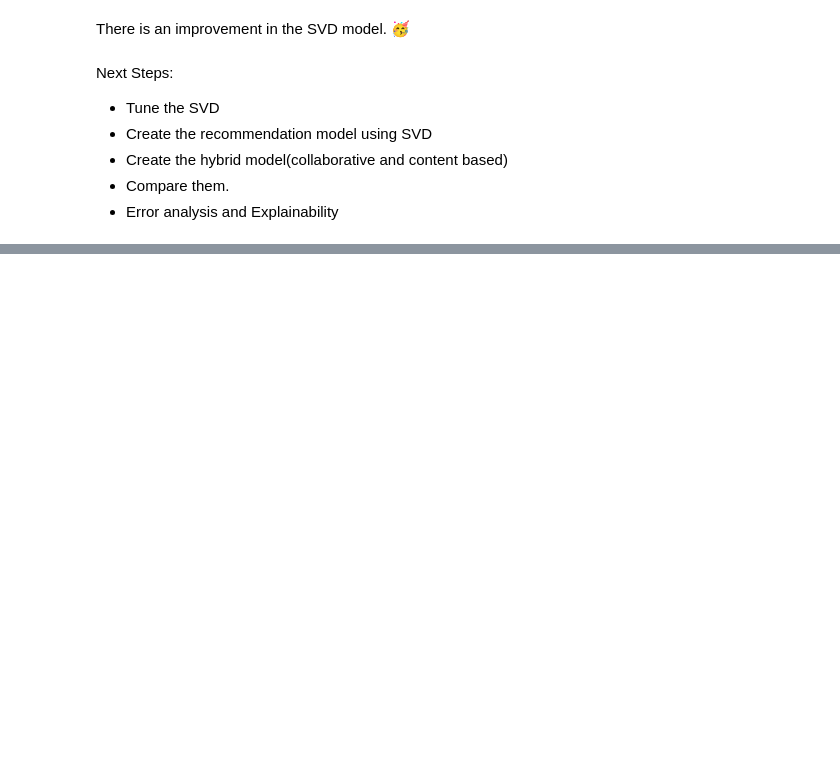
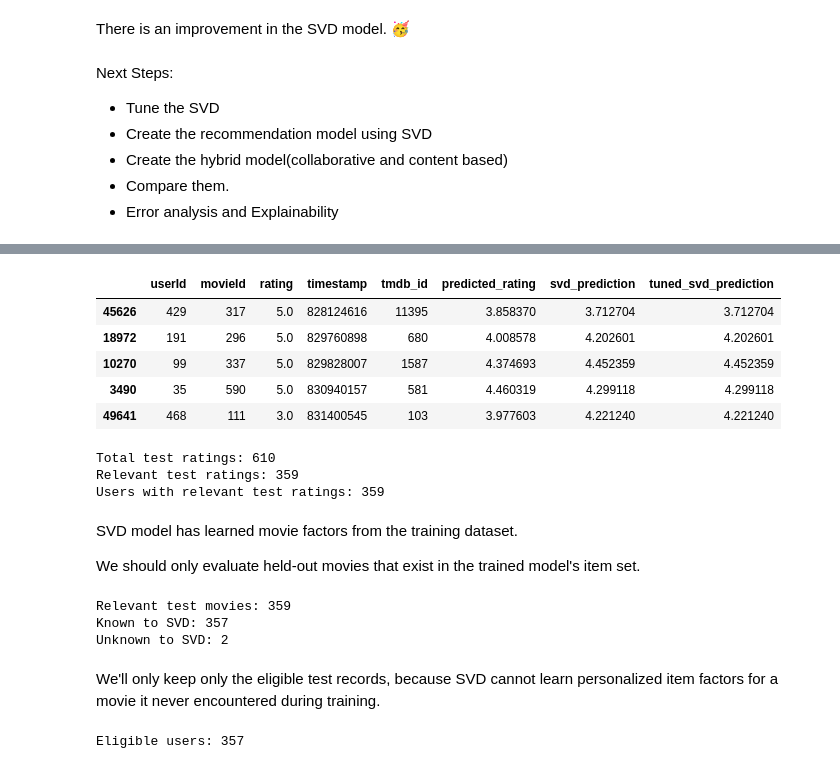
Before and after one commit to AwendyG/Movie-Recommendation-Capstone, a Jupyter notebook: Capstone.ipynb, the cells around one changed output, grey strips where cells are left out. Drawn from its saved outputs; the diff is of its cells as text; code cells hidden in the pictures; blank space fills up the shorter version.

```diff
--- a/Capstone.ipynb
+++ b/Capstone.ipynb
@@ -1986,14 +1830,0 @@ best_svd.fit(trainset)
-# %%
-#Evaluate the tuned SVD on the test dataset that we had kept aside earlier.
-best_predictions = [
-    best_svd.predict(
-        row.userId,
-        row.tmdb_id,
-        r_ui=row.rating
-    )
-    for row in test.itertuples()
-]
-
-test["tuned_svd_prediction"] = [
-    prediction.est for prediction in best_predictions
-]
@@ -2527,0 +1862,8 @@ NDCG@10: 0.02320799202453068
+# %%
+# 3. Rating-prediction evaluation (faster than looping with .predict)
+testset = list(test[["userId", "tmdb_id", "rating"]].itertuples(index=False, name=None))
+tuned_svd_predictions = svd_model_tuned.test(testset)
+tuned_svd_rmse =accuracy.rmse(tuned_svd_predictions)
+tuned_svd_mae = accuracy.mae(tuned_svd_predictions)
+
+test["tuned_svd_prediction"] = [p.est for p in svd_predictions]
@@ -2527,0 +1924,6 @@ NDCG@10: 0.02320799202453068
+# %%
+# 5. Diagnose popularity bias: do predictions rise with popularity?
+#pop = train.groupby("tmdb_id").size().rename("n_ratings")
+#test = test.join(pop, on="tmdb_id")
+test["pop_bucket"] = pd.qcut(test["n_ratings"].fillna(0), 5, duplicates="drop")
+print(test.groupby("pop_bucket")[["rating", "tuned_svd_prediction"]].mean())
@@ -2527,0 +2182,50 @@ NDCG@10: 0.02320799202453068
+# %%
+test.head()
+# %% [output]
+|  | userId | movieId | rating | timestamp | tmdb_id | predicted_rating | svd_prediction | tuned_svd_prediction |
+| 45626 | 429 | 317 | 5.0 | 828124616 | 11395 | 3.858370 | 3.712704 | 3.712704 |
+| 18972 | 191 | 296 | 5.0 | 829760898 | 680 | 4.008578 | 4.202601 | 4.202601 |
+| 10270 | 99 | 337 | 5.0 | 829828007 | 1587 | 4.374693 | 4.452359 | 4.452359 |
+| 3490 | 35 | 590 | 5.0 | 830940157 | 581 | 4.460319 | 4.299118 | 4.299118 |
+| 49641 | 468 | 111 | 3.0 | 831400545 | 103 | 3.977603 | 4.221240 | 4.221240 |
+# %%
+relevant_test = test[test["rating"] >= 4].copy()
+
+print("Total test ratings:", len(test))
+print("Relevant test ratings:", len(relevant_test))
+print("Users with relevant test ratings:", relevant_test["userId"].nunique())
+# %% [output]
+Total test ratings: 610
+Relevant test ratings: 359
+Users with relevant test ratings: 359
+# %% [markdown]
+SVD model has learned movie factors from the training dataset.
+
+We should only evaluate held-out movies that exist in the trained model's item set.
+# %%
+known_movies = {
+    svd_model_tuned.trainset.to_raw_iid(i)
+    for i in svd_model_tuned.trainset.all_items()
+}
+
+relevant_test["movie_known"] = relevant_test["tmdb_id"].isin(
+    known_movies
+)
+
+print("Relevant test movies:", len(relevant_test))
+print("Known to SVD:", relevant_test["movie_known"].sum())
+print("Unknown to SVD:", (~relevant_test["movie_known"]).sum())
+# %% [output]
+Relevant test movies: 359
+Known to SVD: 357
+Unknown to SVD: 2
+# %% [markdown]
+We'll only keep only the eligible test records, because SVD cannot learn personalized item factors for a movie it never encountered during training.
+# %%
+evaluation_test = relevant_test[
+    relevant_test["movie_known"]
+].copy()
+
+print("Eligible users:", evaluation_test["userId"].nunique())
+# %% [output]
+Eligible users: 357
```
Also changed, not shown: parts of 80 cells of this notebook.
